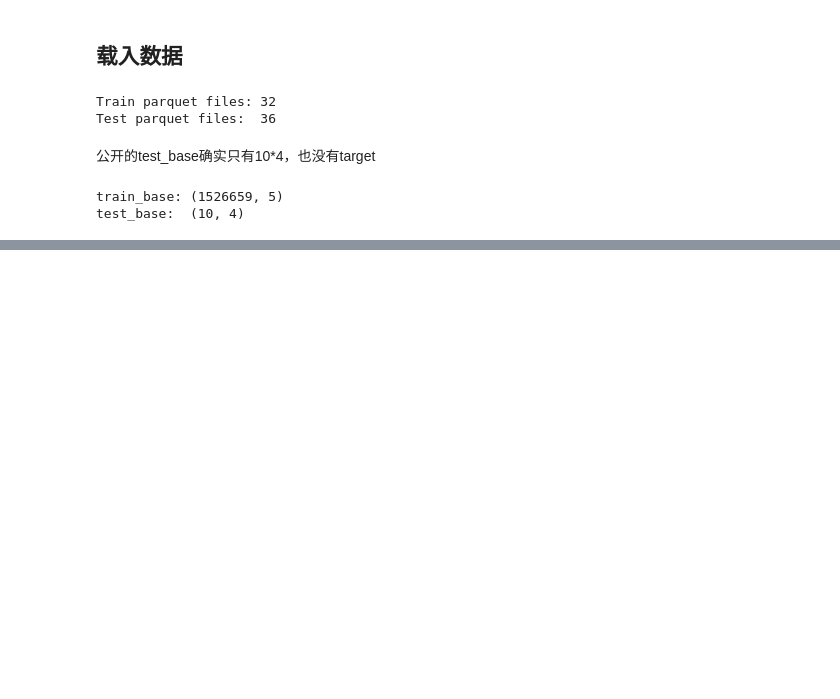
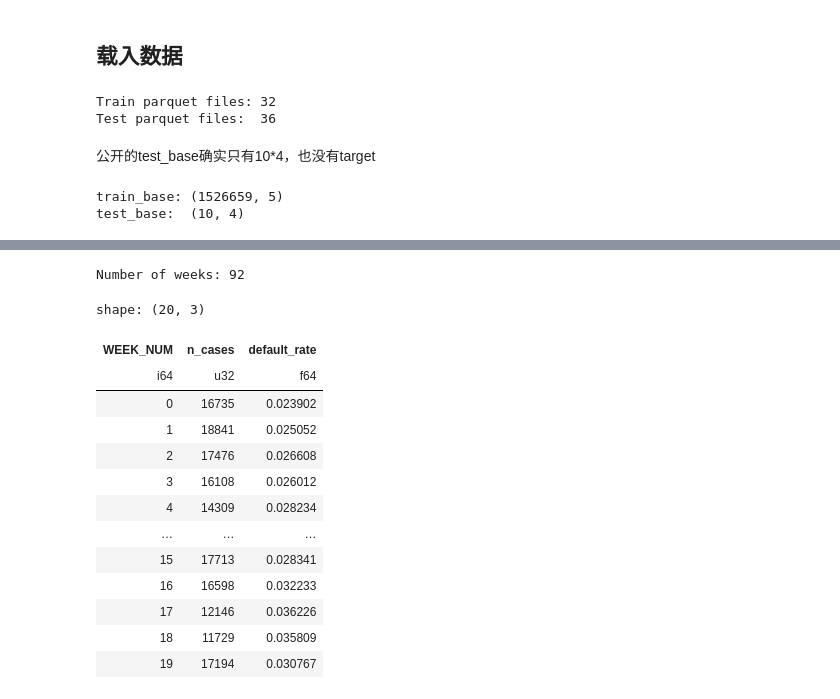
Before and after one commit to tpdnp123/Regional-Politics-and-Market-Evolution, a Jupyter notebook: HCRMS.ipynb, the cells around one changed output, grey strips where cells are left out. Saved outputs shown, nothing was run; the diff lists cells and outputs as text; code cells hidden in the pictures; blank space fills up the shorter version.

```diff
--- a/HCRMS.ipynb
+++ b/HCRMS.ipynb
@@ -51,0 +53,29 @@ shape: (1, 5)
+# %%
+# 6. 按周检查样本量和违约率
+weekly_summary = (
+    train_base
+    .group_by("WEEK_NUM")
+    .agg(
+        pl.len().alias("n_cases"),
+        pl.col("target").mean().alias("default_rate"),
+    )
+    .sort("WEEK_NUM")
+)
+print(f"Number of weeks: {weekly_summary.height}")
+weekly_summary.head(20)
+# %% [output]
+Number of weeks: 92
+shape: (20, 3)
+| WEEK_NUM | n_cases | default_rate |
+| i64 | u32 | f64 |
+| 0 | 16735 | 0.023902 |
+| 1 | 18841 | 0.025052 |
+| 2 | 17476 | 0.026608 |
+| 3 | 16108 | 0.026012 |
+| 4 | 14309 | 0.028234 |
+| … | … | … |
+| 15 | 17713 | 0.028341 |
+| 16 | 16598 | 0.032233 |
+| 17 | 12146 | 0.036226 |
+| 18 | 11729 | 0.035809 |
+| 19 | 17194 | 0.030767 |
```
Also changed, not shown: parts of 4 cells of this notebook.
